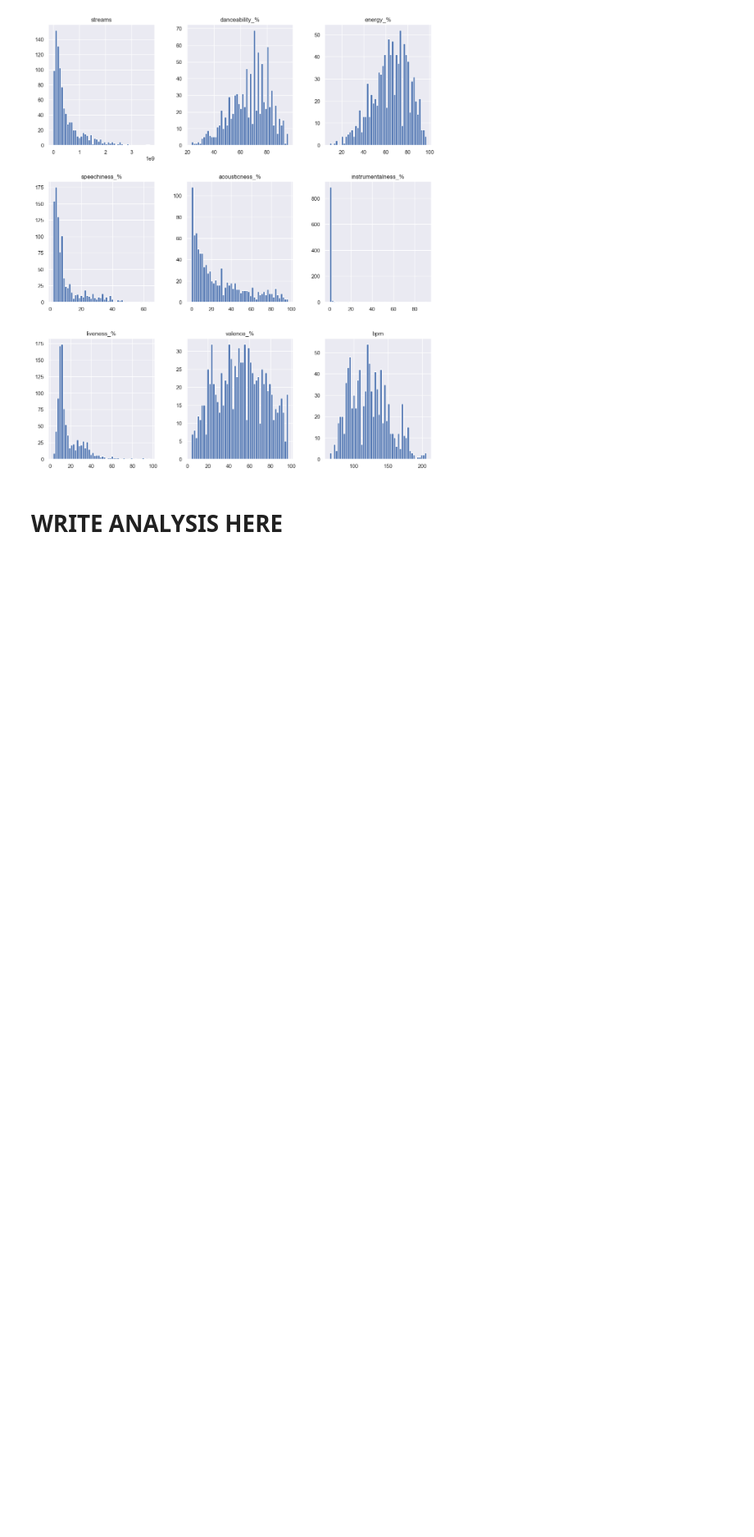
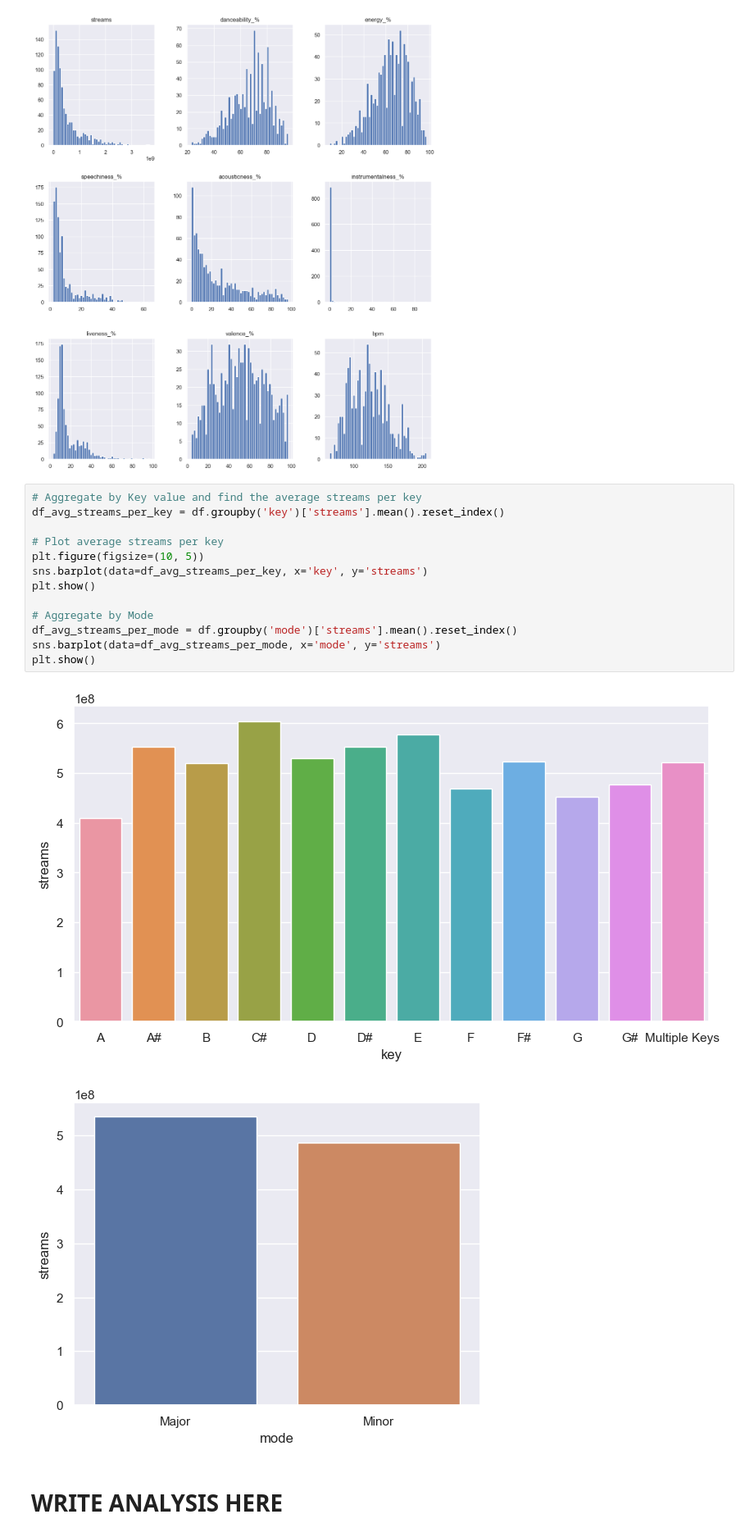
Before and after one commit to uzitak161/DS3000_Project, a Jupyter notebook: Project.EDA.ipynb, the cells around one changed output. Shown at 82% size. Saved outputs shown, nothing was run; the diff lists cells and outputs as text; blank space fills up the shorter version.

Commit message:
Added Key and Mode Vizualizations

```diff
--- a/Project.EDA.ipynb
+++ b/Project.EDA.ipynb
@@ -241,6 +241,22 @@ array([[<Axes: title={'center': 'streams'}>,
         <Axes: title={'center': 'valence_%'}>,
         <Axes: title={'center': 'bpm'}>]], dtype=object)
 [figure]
+# %%
+# Aggregate by Key value and find the average streams per key
+df_avg_streams_per_key = df.groupby('key')['streams'].mean().reset_index()
+
+# Plot average streams per key
+plt.figure(figsize=(10, 5))
+sns.barplot(data=df_avg_streams_per_key, x='key', y='streams')
+plt.show()
+
+# Aggregate by Mode
+df_avg_streams_per_mode = df.groupby('mode')['streams'].mean().reset_index()
+sns.barplot(data=df_avg_streams_per_mode, x='mode', y='streams')
+plt.show()
+# %% [output]
+[figure, added]
+[figure, added]
 # %% [markdown]
 # WRITE ANALYSIS HERE #
 # %%
```
Also changed, not shown: parts of 1 cell of this notebook.
